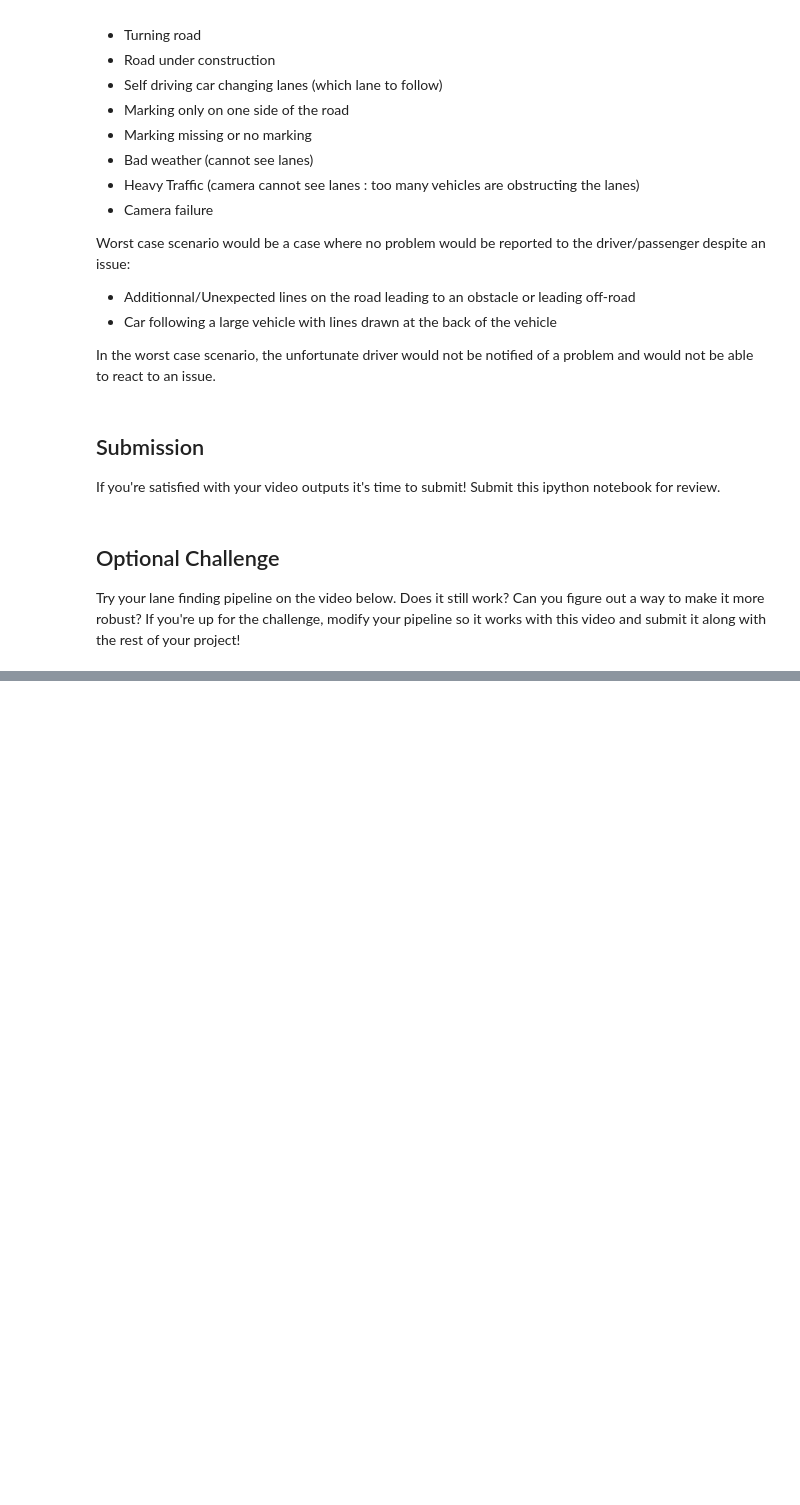
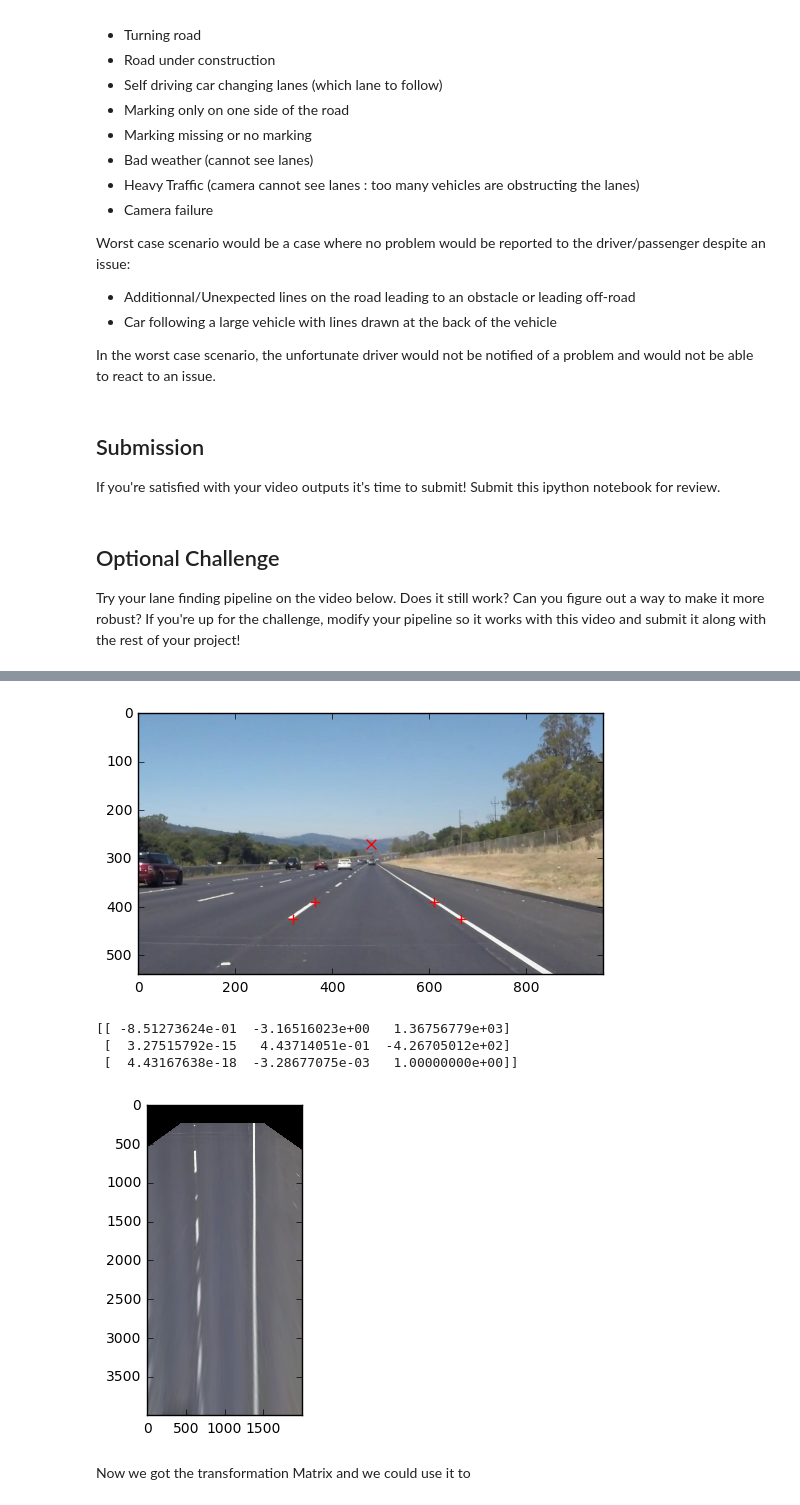
Before and after one commit to rdjondo/CarND-LaneLines-P1, a Jupyter notebook: P1.ipynb, the cells around one changed output, grey strips where cells are left out. Saved outputs shown, nothing was run; the diff lists cells and outputs as text; code cells hidden in the pictures; blank space fills up the shorter version.

Commit message:
Added projective (homographic) transform to improve lane masking

```diff
--- a/P1.ipynb
+++ b/P1.ipynb
@@ -410 +401,45 @@ Try your lane finding pipeline on the video below.  Does it still work?  Can you
+# %%
+# Find PROJECTIVE transform for the road
+# On an highway we could assume for this exercise (not safe in real car, just like masking with a
+# a triangle, that the lines should be fairly parallel to the direction of the vehicle.
+# Minimum lane width: Minimum lane width of 12 feet (3.7 m)
+# Each dashed line measures 10 feet (3.0 m), and the empty spaces in-between measure 30 feet (9.0m).
+
+# Mark center of image
+points_px = np.float32( [ [320, 425], [360+5, 390],   [665, 425], [613-3, 390] ] )
+plt.scatter(points_px[0][0], points_px[0][1], s=50, c='red', marker='+')
+plt.scatter(points_px[1][0], points_px[1][1], s=50, c='red', marker='+')
+plt.scatter(points_px[2][0], points_px[2][1], s=50, c='red', marker='+')
+plt.scatter(points_px[3][0], points_px[3][1], s=50, c='red', marker='+')
+
+plt.imshow(image)
+plt.show()
+
+# Points in meters
+pt_distance_to_car = 6.0
+dash_line_len = 3.0
+lane_width = 3.7
+center_of_car = 10
+points_dest_px = np.float32( [ [center_of_car-lane_width, pt_distance_to_car],
+                        [center_of_car-lane_width, pt_distance_to_car+dash_line_len],
+                        [center_of_car+lane_width, pt_distance_to_car],
+                        [center_of_car+lane_width, pt_distance_to_car+dash_line_len] ] )
+meters_to_px = 100.0
+points_m = meters_to_px * points_dest_px
+
+transfM = cv2.getPerspectiveTransform(points_px,points_m)
+print(transfM)
+wrappedIm = cv2.warpPerspective(image, transfM, (2000,4000))
+
+
+plt.imshow(wrappedIm)
+plt.show()
+# %% [output]
+[figure, added]
+[[ -8.51273624e-01  -3.16516023e+00   1.36756779e+03]
+ [  3.27515792e-15   4.43714051e-01  -4.26705012e+02]
+ [  4.43167638e-18  -3.28677075e-03   1.00000000e+00]]
+[figure, added]
+# %% [markdown]
+Now we got the transformation Matrix and we could use it to
 # %%
```
Also changed, not shown: parts of 8 cells of this notebook.
